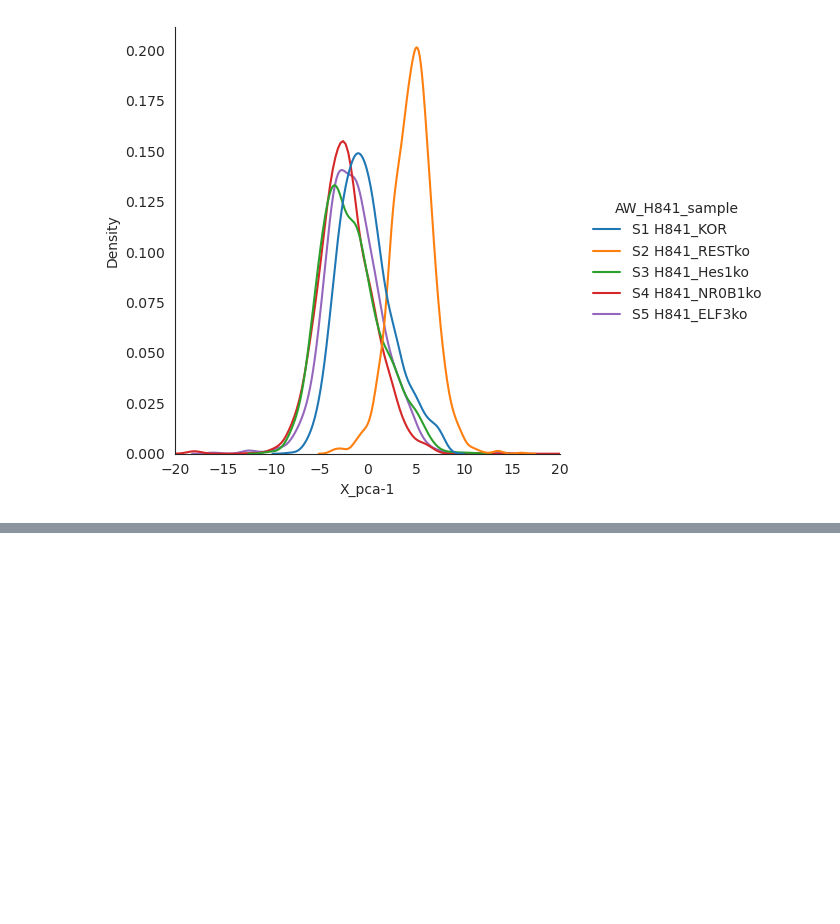
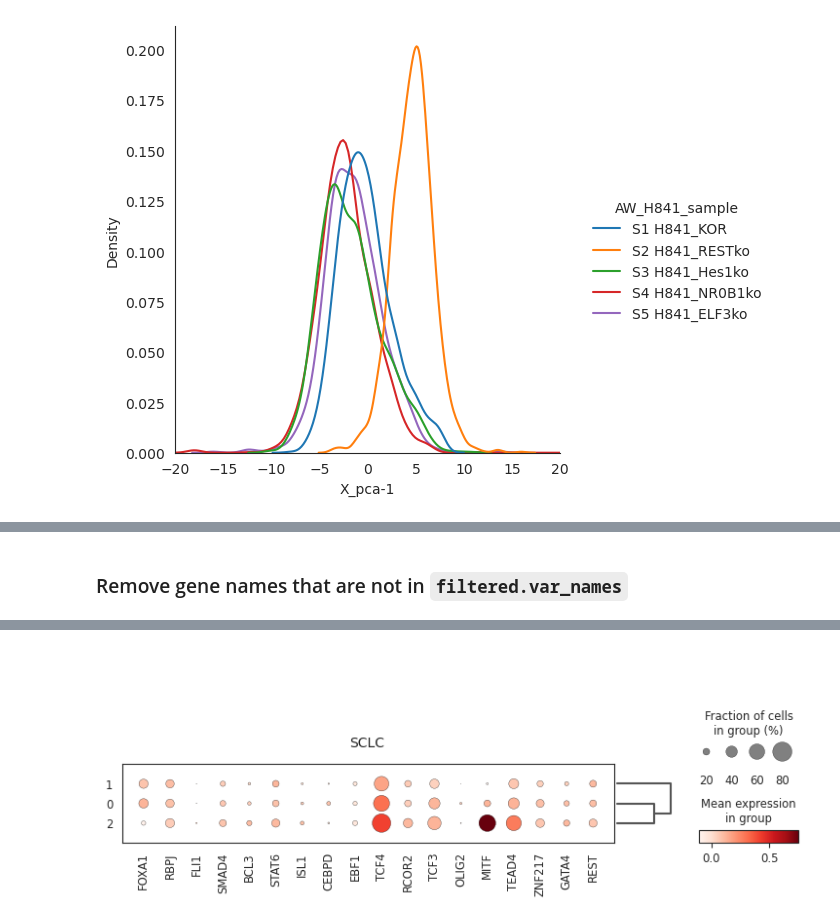
Before and after one commit to QuLab-VU/tempo_code, a Jupyter notebook: rna_seq/H841_MT_RP_filter.ipynb, the cells around one changed output, grey strips where cells are left out. Cells and saved outputs as stored; diff of their text form; code cells hidden in the pictures; blank space fills up the shorter version.

```diff
--- a/rna_seq/H841_MT_RP_filter.ipynb
+++ b/rna_seq/H841_MT_RP_filter.ipynb
@@ -459,0 +530,13 @@ fig6 = sns.displot(subset_df, x='X_pca-1', hue='AW_H841_sample', kind="kde", com
+# %%
+subtype_gene_list = pd.read_csv("Wooten SCLC TF network states gene list.csv")
+# %%
+# marker_genes_dict = {
+#     'A': subtype_gene_list['Gene'][subtype_gene_list['A']==1.0],
+#     'A2': subtype_gene_list['Gene'][subtype_gene_list['A2']==1.0],
+#     'N': subtype_gene_list['Gene'][subtype_gene_list['N']==1.0],
+#     'nonNE': subtype_gene_list['Gene'][subtype_gene_list['nonNE']==1.0],
+# }
+
+wooten_network_genes = {
+    'SCLC': [x for x in subtype_gene_list['Gene'] if x in filtered.var_names]
+}
@@ -459,0 +564,2 @@ fig6 = sns.displot(subset_df, x='X_pca-1', hue='AW_H841_sample', kind="kde", com
+# %% [markdown]
+### Remove gene names that are not in `filtered.var_names`
@@ -459,0 +575,3 @@ fig6 = sns.displot(subset_df, x='X_pca-1', hue='AW_H841_sample', kind="kde", com
+# %%
+sc.pl.dotplot(filtered, wooten_network_genes, 'clusters', dendrogram=True)
+# %% [output]
@@ -459,0 +582 @@ fig6 = sns.displot(subset_df, x='X_pca-1', hue='AW_H841_sample', kind="kde", com
+[figure, added]
```
Also changed, not shown: parts of 27 cells of this notebook, 5 other files.
